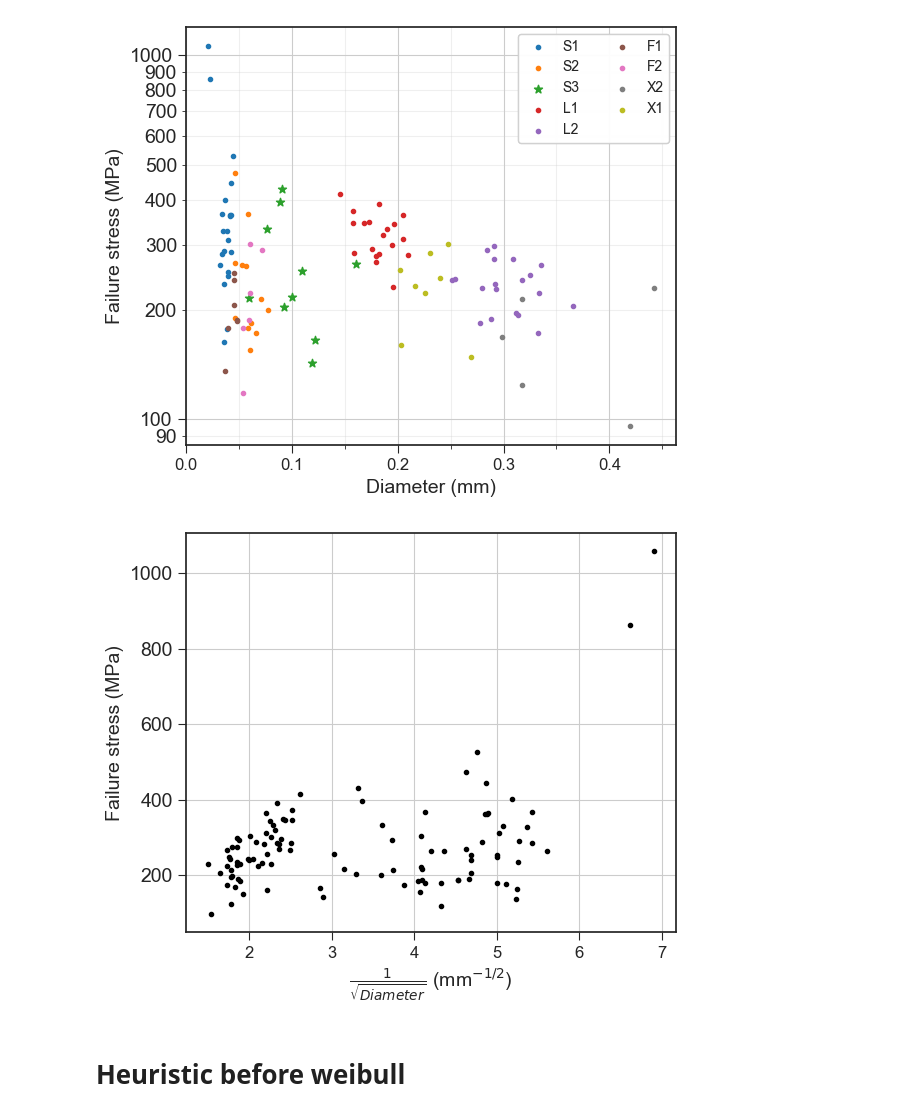
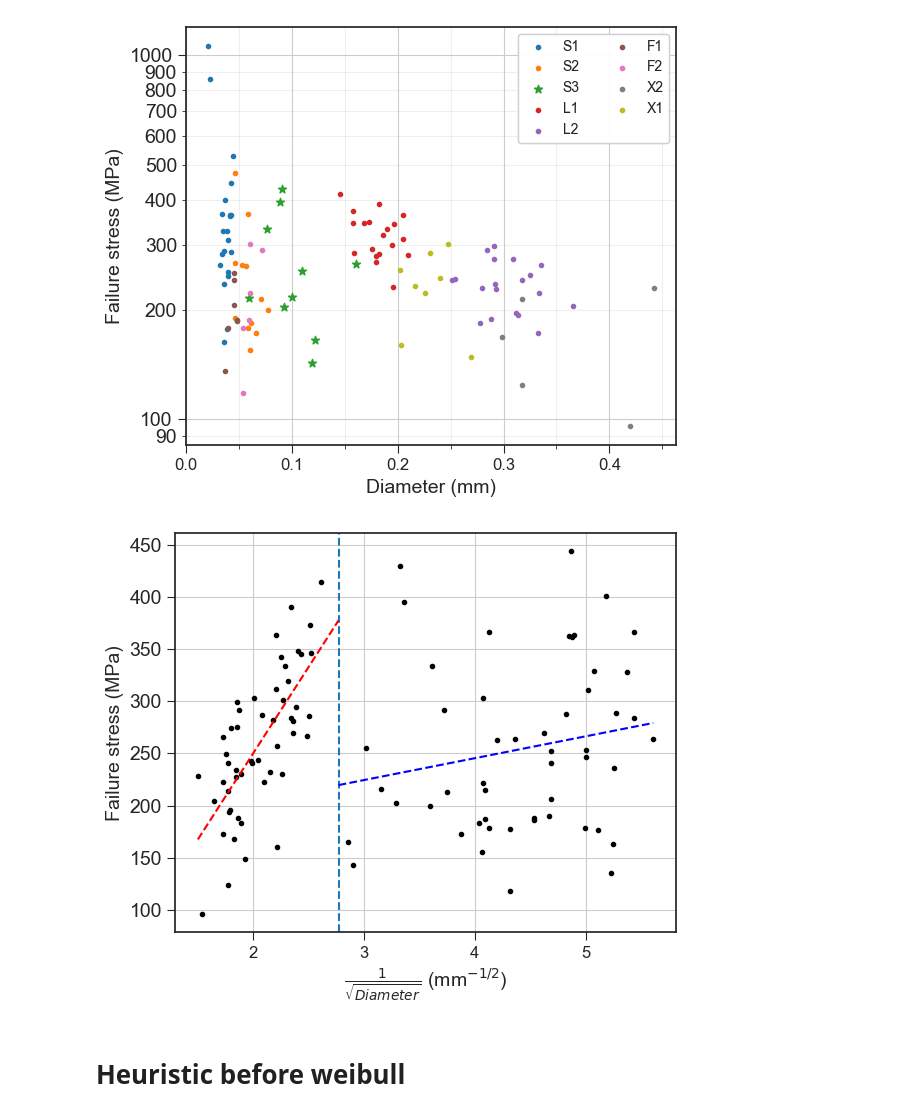
Before and after one commit to Mackus101/GlassMechAnalysis, a Jupyter notebook: analyse_fibres.ipynb, the cells around one changed output. Saved outputs shown, nothing was run; the diff lists cells and outputs as text; code cells hidden in the pictures.

```diff
--- a/analyse_fibres.ipynb
+++ b/analyse_fibres.ipynb
@@ -503,9 +466,9 @@ def plot_griffith(data: pd.DataFrame):
 
     fig.tight_layout()
 # %%
-plot_griffith(fibre_data)
+plot_griffith(fibre_data, 450, 2.773)
 # %% [output]
-[figure, old version]
+[figure, new version]
 # %% [markdown]
 # Heuristic before weibull
 # %% [markdown]
```
Also changed, not shown: parts of 1 cell of this notebook, 1 other file.
